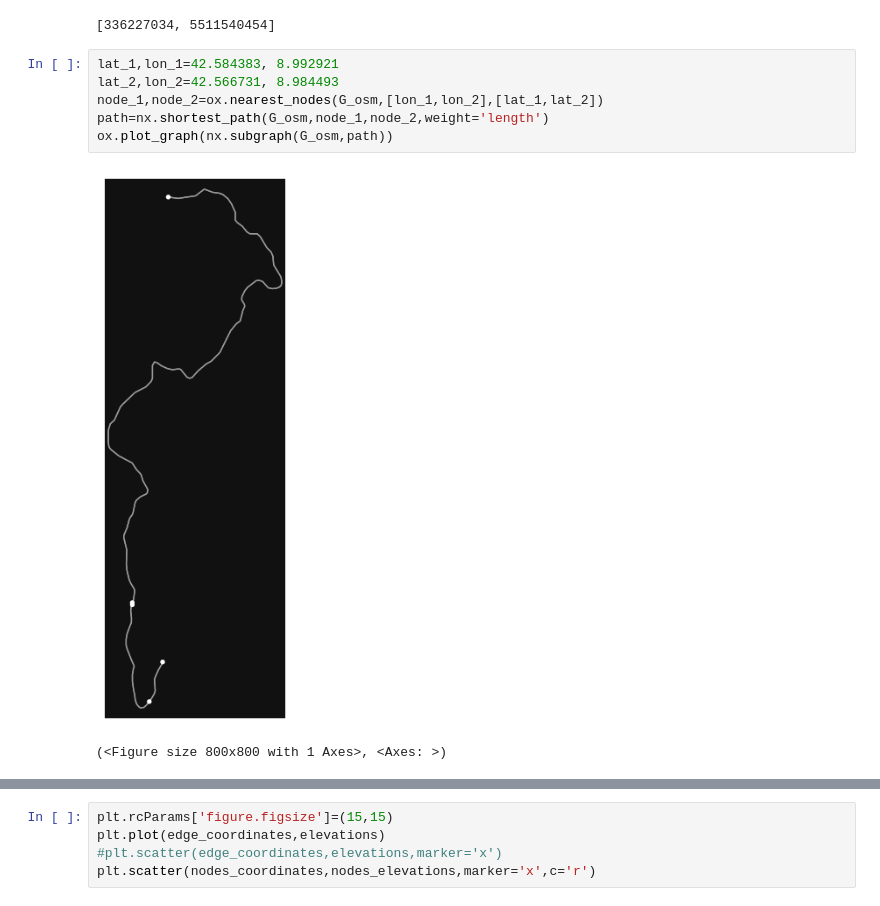
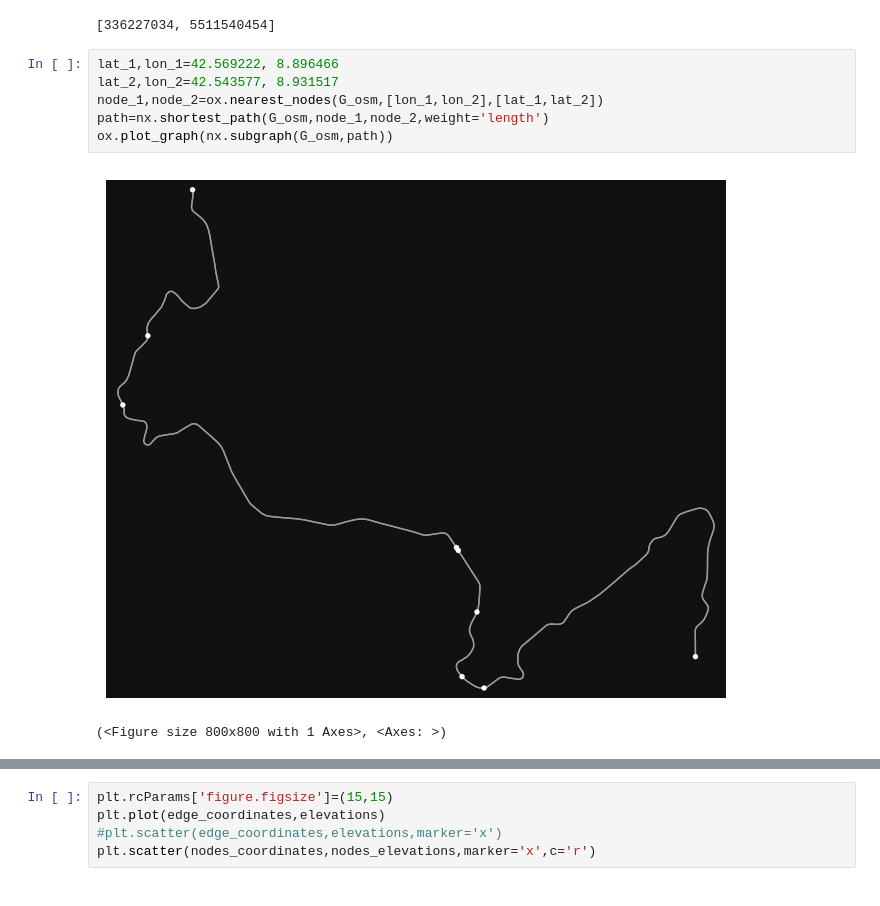
Before and after one commit to pierremennesson/contours_lines, a Jupyter notebook: visualizing_elevations.ipynb, the cells around one changed output, grey strips where cells are left out. Drawn from its saved outputs; the diff is of its cells as text.

```diff
--- a/visualizing_elevations.ipynb
+++ b/visualizing_elevations.ipynb
@@ -57,13 +57,13 @@ path
 # %% [output]
 [336227034, 5511540454]
 # %%
-lat_1,lon_1=42.584383, 8.992921
-lat_2,lon_2=42.566731, 8.984493
+lat_1,lon_1=42.569222, 8.896466
+lat_2,lon_2=42.543577, 8.931517
 node_1,node_2=ox.nearest_nodes(G_osm,[lon_1,lon_2],[lat_1,lat_2])
 path=nx.shortest_path(G_osm,node_1,node_2,weight='length')
 ox.plot_graph(nx.subgraph(G_osm,path))
 # %% [output]
-[figure, old version]
+[figure, new version]
 (<Figure size 800x800 with 1 Axes>, <Axes: >)
 # %%
 edge_coordinates,elevations,nodes_coordinates,nodes_elevations=[],[],[],[]
```
Also changed, not shown: parts of 3 cells of this notebook, 2 other files.
